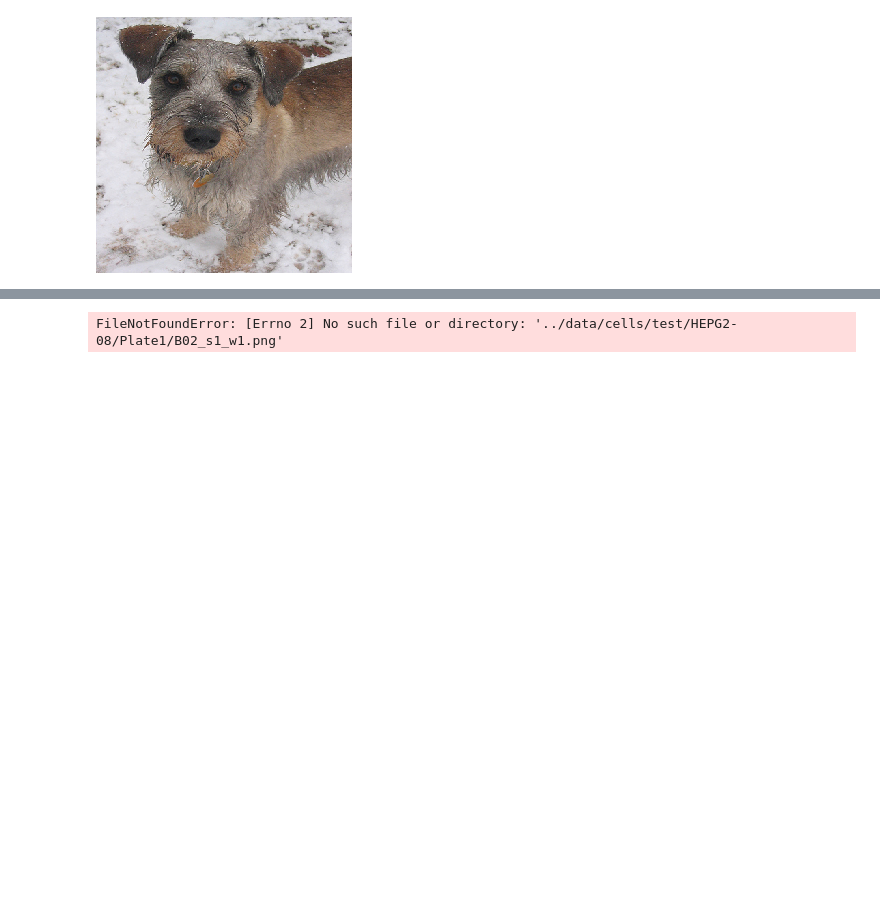
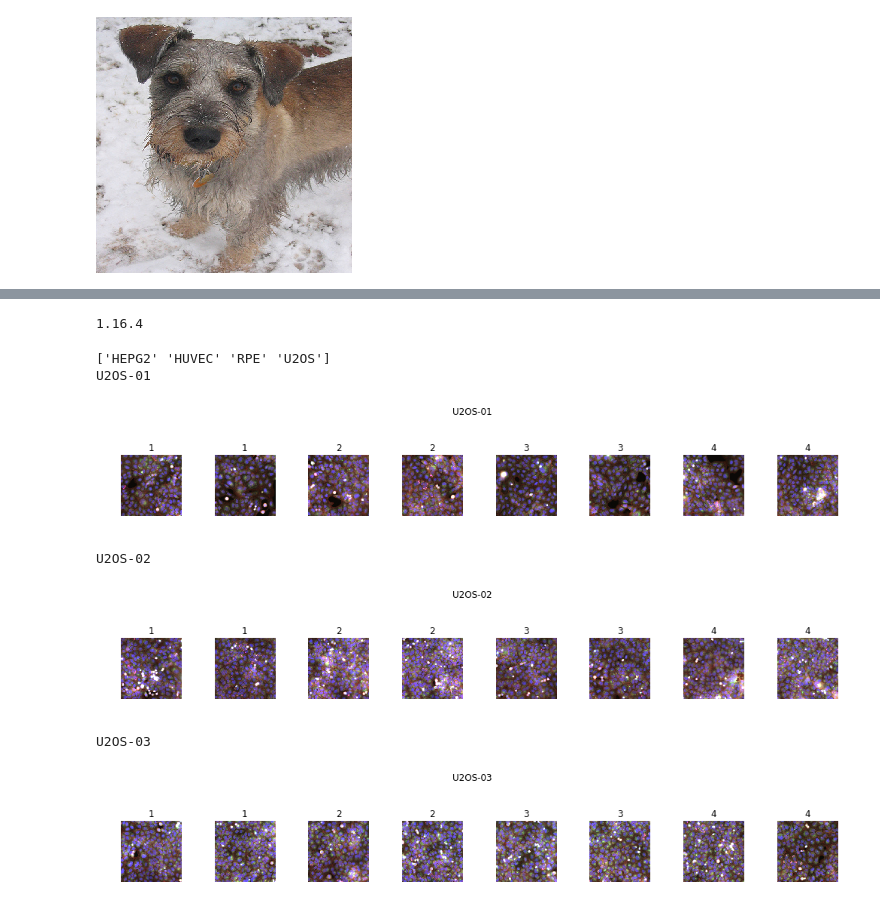
Before and after one commit to v-shmyhlo/kaggle, a Jupyter notebook: cells/eda.ipynb, the cells around one changed output, grey strips where cells are left out. Cells and saved outputs as stored; diff of their text form; code cells hidden in the pictures; blank space fills up the shorter version.

```diff
--- a/cells/eda.ipynb
+++ b/cells/eda.ipynb
@@ -128,17 +126,60 @@ t(image)
-# %%
-tc = pd.read_csv('../data/cells/test_controls.csv')
-tc['root'] = '../data/cells/test'
-tc = tc[tc['sirna'] == 1138]
-for (exp, plate), group in tc.groupby(['experiment', 'plate']):
-    row = group.iloc[0]
-    image = [
-        Image.open(os.path.join(row['root'], exp, 'Plate{}'.format(plate), '{}_s1_w{}.png'.format(row['well'], c)))
-        for c in range(1, 7)]
-    image = np.array([np.array(c) for c in image])
-    print(image.shape)
-
-    plt.title('exp: {}, plate: {}'.format(exp, plate))
-    plt.imshow(image)
-    plt.plot()
-# %% [output]
-FileNotFoundError: [Errno 2] No such file or directory: '../data/cells/test/HEPG2-08/Plate1/B02_s1_w1.png'
+# %%
+import sys
+print(np.__version__)
+sys.path.append('../../rxrx1-utils')
+import rxrx.io as rio
+# %% [output]
+1.16.4
+# %%
+def show_controls(controls):
+    for exp, group in controls.groupby('experiment'):
+#         if exp[-2:] in ['12', '13', '16', '05', '09', '10', '14', '03', '06', '08', '07', '11', '15']:
+#             continue
+
+        print(exp)
+        plt.figure(figsize=(14, 3))
+
+        for plate, group in group.groupby('plate'):
+            for site in [1, 2]:
+                row = group.iloc[0]
+                assert row['well'] == 'B02'
+                image = rio.load_site(row['subset'], exp, plate, row['well'], site, base_path=row['root'])
+                image = rio.convert_tensor_to_rgb(image)
+
+                plt.subplot(1, 8, (plate - 1) * 2 + site)
+                plt.axis('off')
+                plt.title(plate)
+                plt.imshow(image)
+
+        plt.tight_layout()
+        plt.suptitle(exp)
+        plt.show()
+
+root = '../data/cells'
+
+train_controls = pd.read_csv(os.path.join(root, 'train_controls.csv'))
+train_controls['subset'] = 'train'
+
+test_controls = pd.read_csv(os.path.join(root, 'test_controls.csv'))
+test_controls['subset'] = 'test'
+
+controls = pd.concat([
+    train_controls,
+#     test_controls,
+])
+controls['root'] = root
+controls['cell_type'] = controls['experiment'].apply(lambda x: x.split('-')[0])
+print(controls['cell_type'].unique())
+
+controls = controls[controls['sirna'] == 1138]
+controls = controls[controls['cell_type'] == 'U2OS']
+
+show_controls(controls)
+# %% [output]
+['HEPG2' 'HUVEC' 'RPE' 'U2OS']
+U2OS-01
+[figure, added]
+U2OS-02
+[figure, added]
+U2OS-03
+[figure, added]
```
Also changed, not shown: parts of 3 cells of this notebook, 7 other files.
